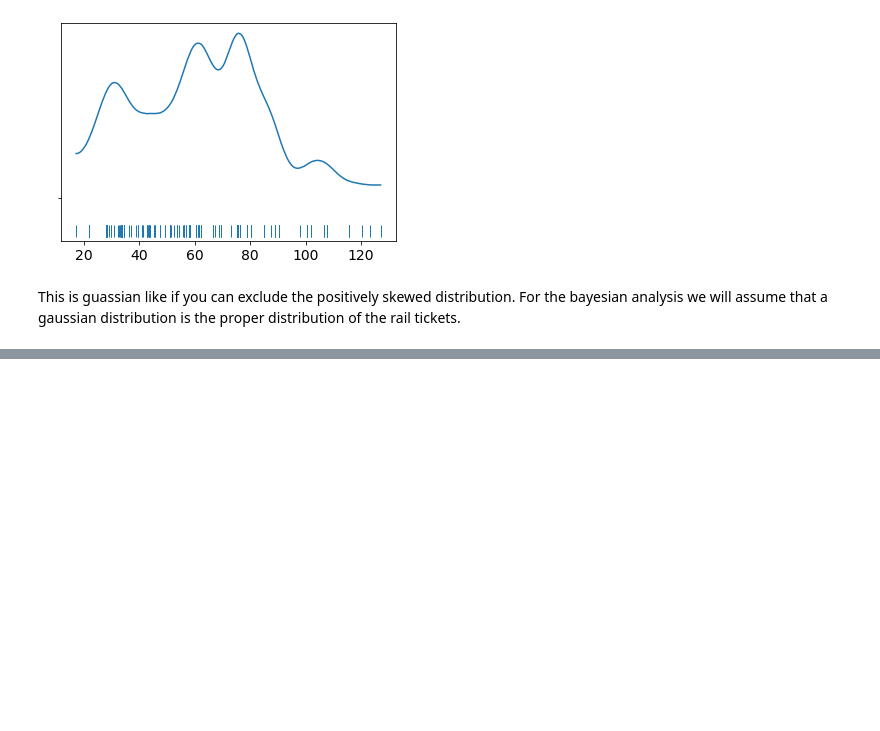
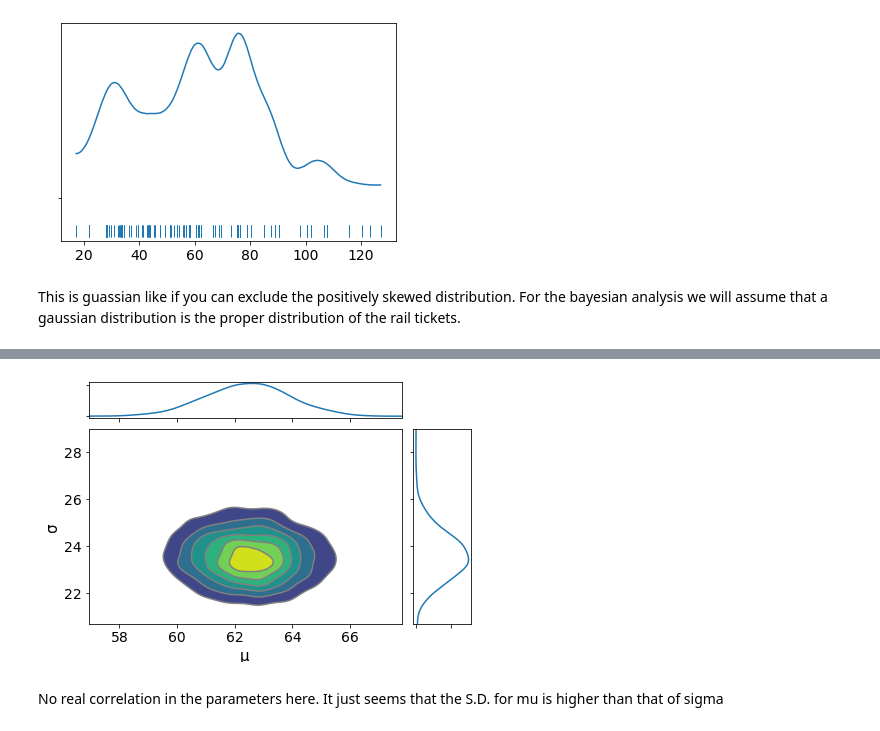
Before and after one commit to stewartyoung/bayesian-pyMC3, a Jupyter notebook: BayesianAnalysis.ipynb, the cells around one changed output, grey strips where cells are left out. Drawn from its saved outputs; the diff is of its cells as text; code cells hidden in the pictures; blank space fills up the shorter version.

```diff
--- a/BayesianAnalysis.ipynb
+++ b/BayesianAnalysis.ipynb
@@ -99,0 +130,6 @@ We will perform Gaussian inferences on the ticket price data.
+# %%
+az.plot_joint(trace_g, kind='kde', fill_last=False);
+# %% [output]
+[figure, added]
+# %% [markdown]
+No real correlation in the parameters here. It just seems that the S.D. for mu is higher than that of sigma
```
Also changed, not shown: parts of 6 cells of this notebook.
